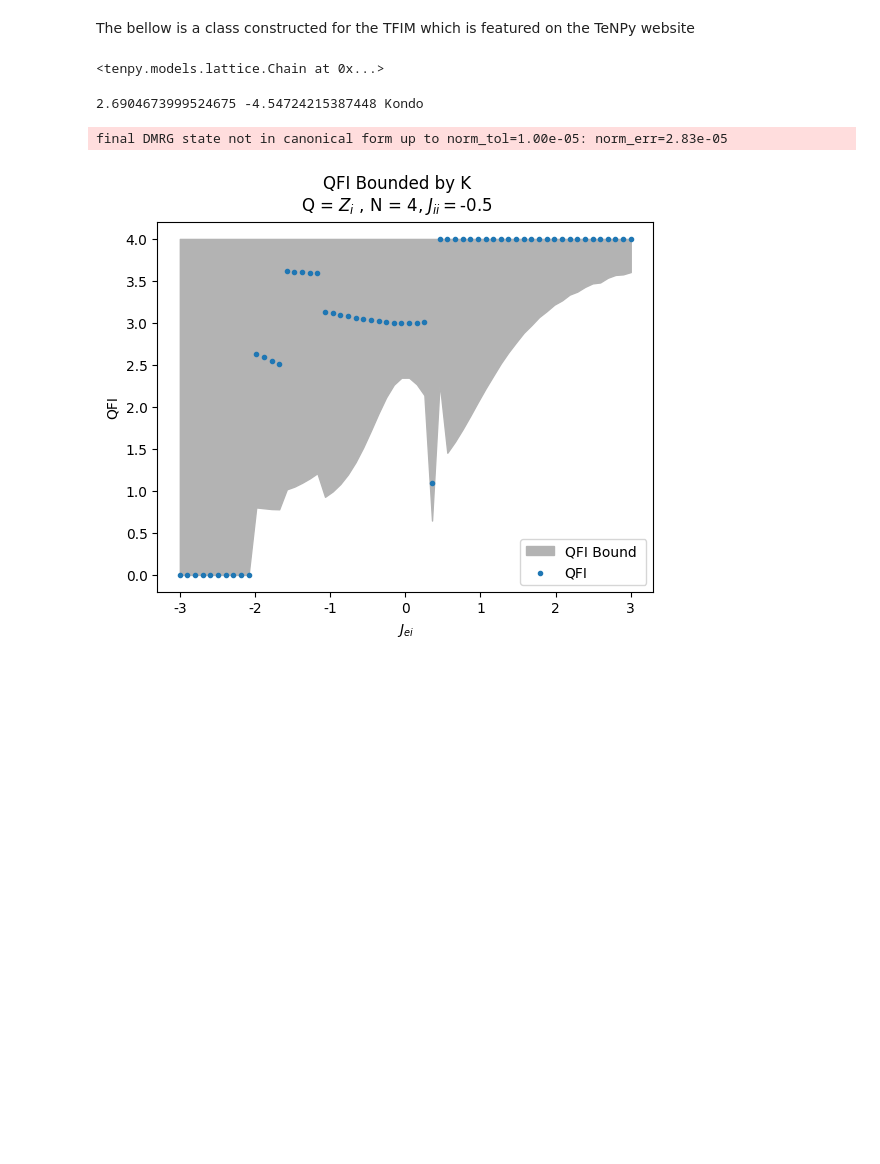
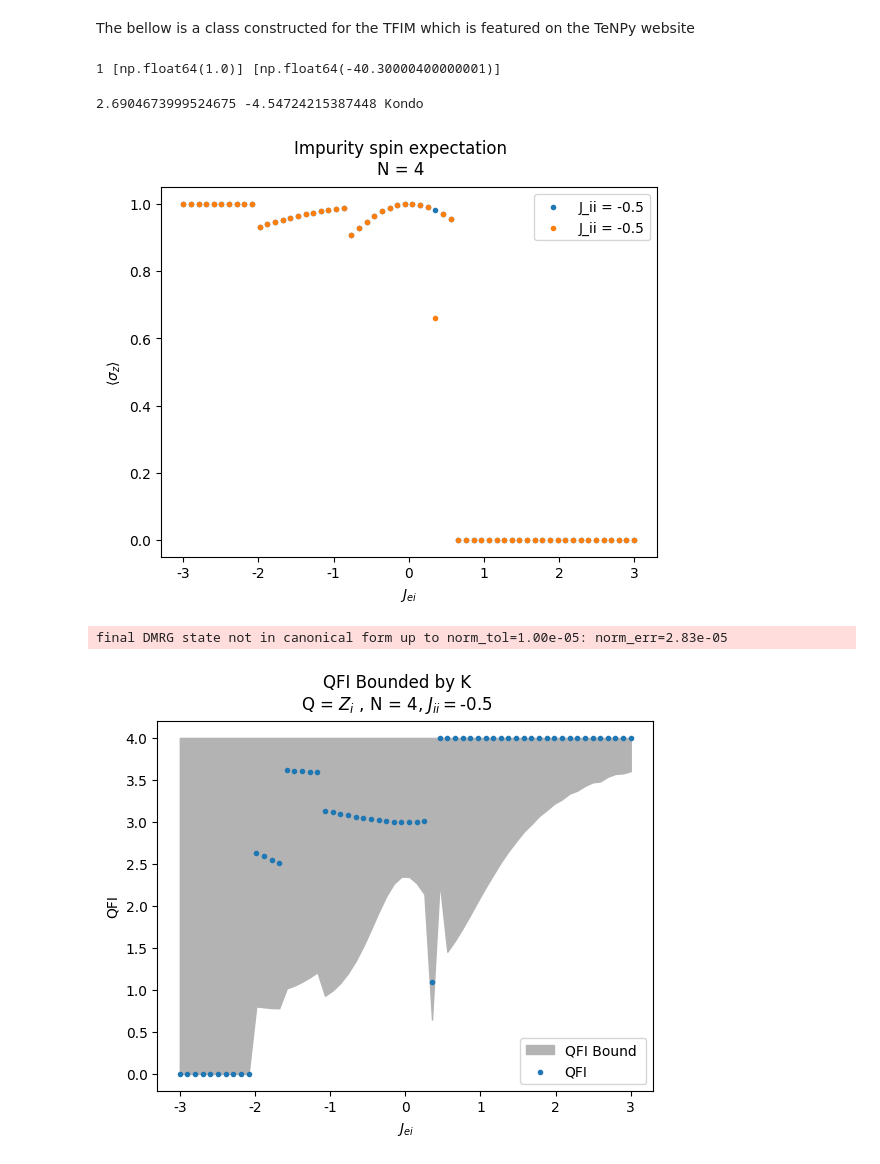
Before and after one commit to IanROsborne/Quantum_Metrology_Fisher_LG, a Jupyter notebook: TFIM/TFI_DMRG_TeNPy.ipynb, the cells around one changed output. Saved outputs shown, nothing was run; the diff lists cells and outputs as text; code cells hidden in the pictures; blank space fills up the shorter version.

Commit message:
Fixed the degeneracy problem and debugged the from_dmrg_Search_Sz algorithm

```diff
--- a/TFIM/TFI_DMRG_TeNPy.ipynb
+++ b/TFIM/TFI_DMRG_TeNPy.ipynb
@@ -101,13 +23,49 @@ class KondoChain(KondoModel, NearestNeighborModel):
 # %%
 model_params = {
-    'J_ei': 1 , 'J_ii': 1,
+    'J_ei': -10 , 'J_ii': -0.1,
     't' : 1,
     'L': 4,
-    'bc': 'infinite',
+    'symmetry_breaking_field' : 1.e-6,
+    'bc': 'finite',
     'model_type' : "Kondo",
     'conserve' : 'Sz'
 }
-M = KondoChain(model_params)
-M.lat
+extra_params = {
+    'mixer': True,  # setting this to True helps to escape local minima
+    'max_E_err': 1.e-8,
+    'max_sweeps'  : 60,
+    'max_trunc_err' : 1e-8,
+    'trunc_params': {
+        'chi_max':  300,
+        'svd_min': 1.e-10,
+        'trunc_cut': 1e-8
+    },
+    'verbose': False,
+    'combine': True, #tebd params
+    'N_times' : 4,  #Only even N_times are used for K,
+    'dt': 0.02,'N_steps': 2,
+    'order': 2,
+    'start_time' : 0  ,
+    't_max' : 3  #only an option for calculating the maximum of the LG correlator
+}
+psi_first = State_Evo.from_dmrg_search_Sz(model_params, extra_params)
+psi1= psi_first.copy()
+energy = psi_first.energy
+energy1 = energy
+deg_list = []
+engy_list = []
+sz_list = []
+
+while np.abs(energy - energy1) < 5.e-3:
+
+    deg_list += [psi1]
+    engy_list += [energy1]
+    sz_list += [round(np.mean(psi1.expectation_value('Sigmazi')), 4)]
+
+    eng = dmrg.TwoSiteDMRGEngine(psi_first.copy(), psi_first.model, extra_params)
+    eng.init_env(orthogonal_to = deg_list)
+    energy1, psi1 = eng.run()
+
+print( len(deg_list), sz_list , engy_list)
 # %% [output]
-<tenpy.models.lattice.Chain at 0x...>
+1 [np.float64(1.0)] [np.float64(-40.30000400000001)]
@@ -742,39 +112,51 @@ extra_params = {
 jei_range = np.linspace(-3, 3, num_points)
 jii_range = [-0.5] #[-.1, -.5, -1, -2]
 
 psi_init = None
 
 for j_ii in jii_range:
     expe = []
     expe1 = []
     for j_ei in jei_range:
         model_params = {
             'J_ei': j_ei , 'J_ii': j_ii,
             't' : 1.0,
             'L': L,
             'bc_MPS': 'finite',
             'model_type' : "Kondo",
+            'conserve' : 'Sz',
+            'symmetry_breaking_field' : 1.e-4}
+
+        psi_b = State_Evo.from_dmrg_search_Sz(model_params, extra_params)
+        expe1 += [np.mean(psi_b.expectation_value(op))]
+
+        model_params = {
+            'J_ei': j_ei , 'J_ii': j_ii,
+            't' : 1.0,
+            'L': L,
+            'bc_MPS': 'finite',
+            'model_type' : "Kondo",
             'conserve' : None,
-            'symmetry_breaking_field' : 1.e-5}
+            'symmetry_breaking_field' : 0}
 
-        psi = State_Evo.from_dmrg(model_params, extra_params, initial_state= psi_init)
-        psi_init = psi
-        expe += [np.mean(psi.expectation_value(op))]
+        psi_a = State_Evo.from_dmrg(model_params, extra_params, initial_state= None)
+        expe += [np.mean(psi_a.expectation_value(op))]
 
-        psi1 = State_Evo.from_dmrg(model_params, extra_params, initial_state= None)
-        expe1 += [np.mean(psi1.expectation_value(op))]
+
     ax.scatter(jei_range, expe, marker = '.', label = "J_ii = " + str(j_ii), zorder = 3)
     ax.scatter(jei_range, expe1, marker = '.', label = "J_ii = " + str(j_ii), zorder = 3)
 
 
 fig.suptitle("Impurity spin expectation\nN = " + str(L))
 ax.xaxis.set_major_formatter(tck.FormatStrFormatter("%g"))
 plt.xlabel("$J_{ei}$")
 ax.set(ylabel = "$\\langle \\sigma_z \\rangle$")
 #plt.ylim((0.9,1.6))
 plt.legend()
 
 plt.show()
+# %% [output]
+[figure, added]
 # %%
 L = 4
 chi_max = int( min(8 ** (L/2), 300))
```
Also changed, not shown: parts of 4 cells of this notebook, 2 other files.
